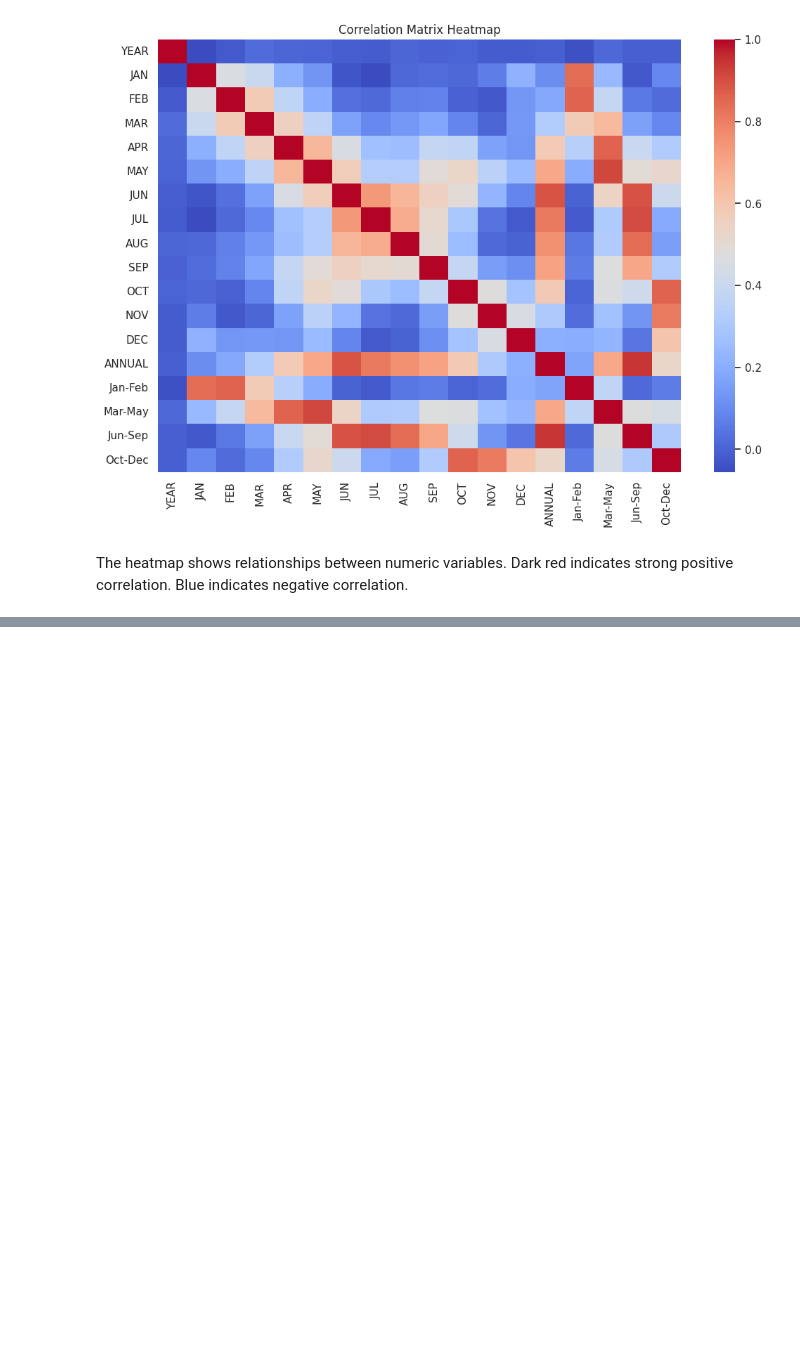
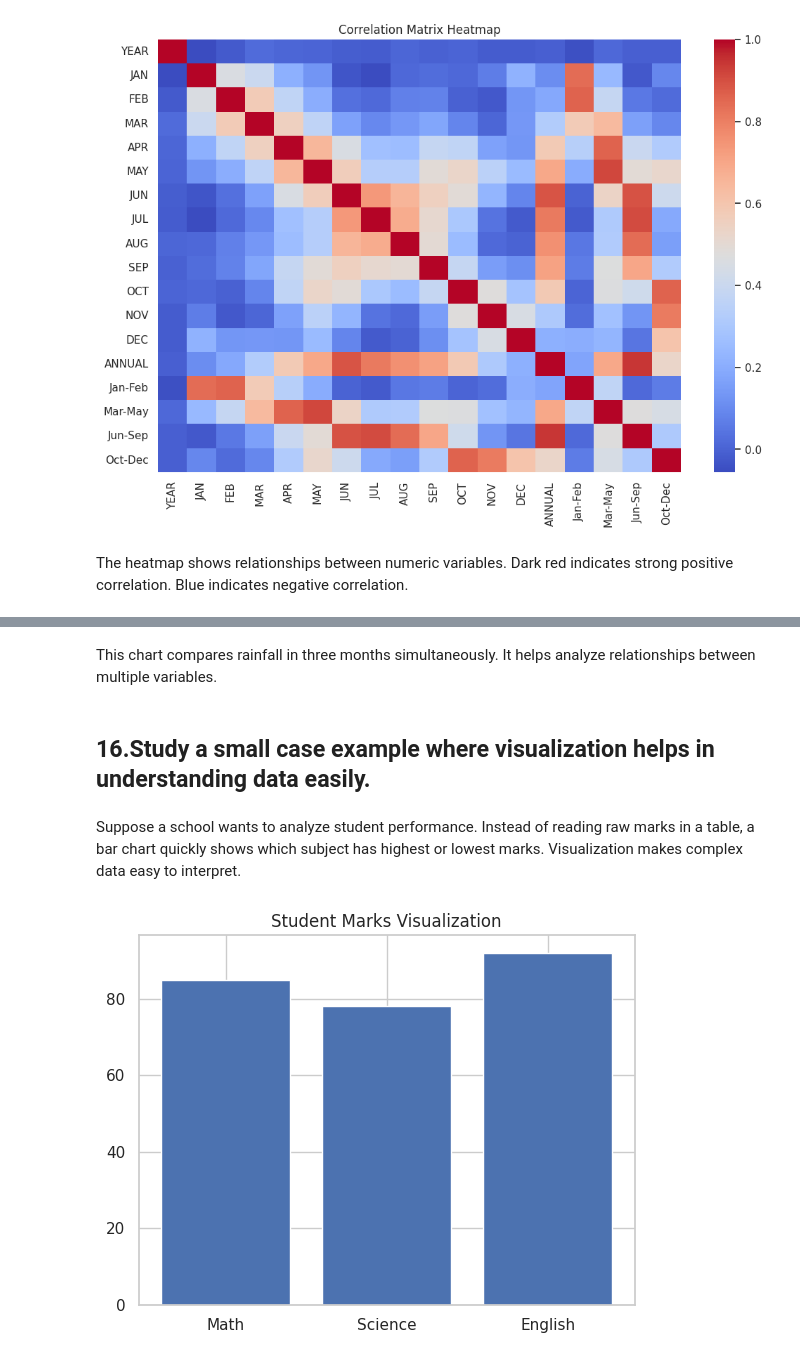
Before and after one commit to shaniraj4587/DataVisualizationPracticle, a Jupyter notebook: 01_practicle.ipynb, the cells around one changed output, grey strips where cells are left out. Cells and saved outputs as stored; diff of their text form; code cells hidden in the pictures; blank space fills up the shorter version.

```diff
--- a/01_practicle.ipynb
+++ b/01_practicle.ipynb
@@ -560,0 +626,18 @@ Blue indicates negative correlation.
+# %% [markdown]
+This chart compares rainfall in three months simultaneously.
+It helps analyze relationships between multiple variables.
+# %% [markdown]
+## 16.Study a small case example where visualization helps in understanding data easily.
+# %% [markdown]
+Suppose a school wants to analyze student performance.
+Instead of reading raw marks in a table, a bar chart quickly shows which subject has highest or lowest marks.
+Visualization makes complex data easy to interpret.
+# %%
+subjects = ["Math", "Science", "English"]
+marks = [85, 78, 92]
+
+plt.bar(subjects, marks)
+plt.title("Student Marks Visualization")
+plt.show()
+# %% [output]
+[figure, added]
```
Also changed, not shown: parts of 44 cells of this notebook, 2 other files.
